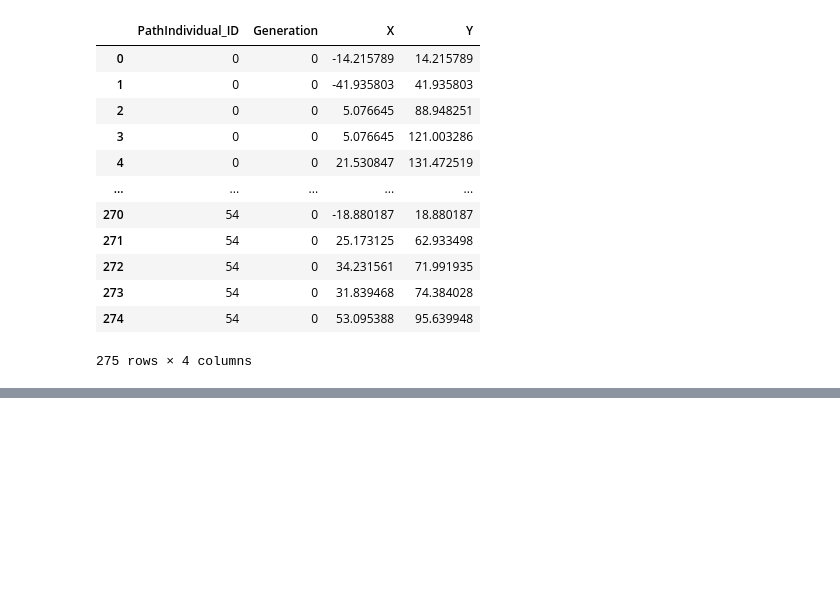
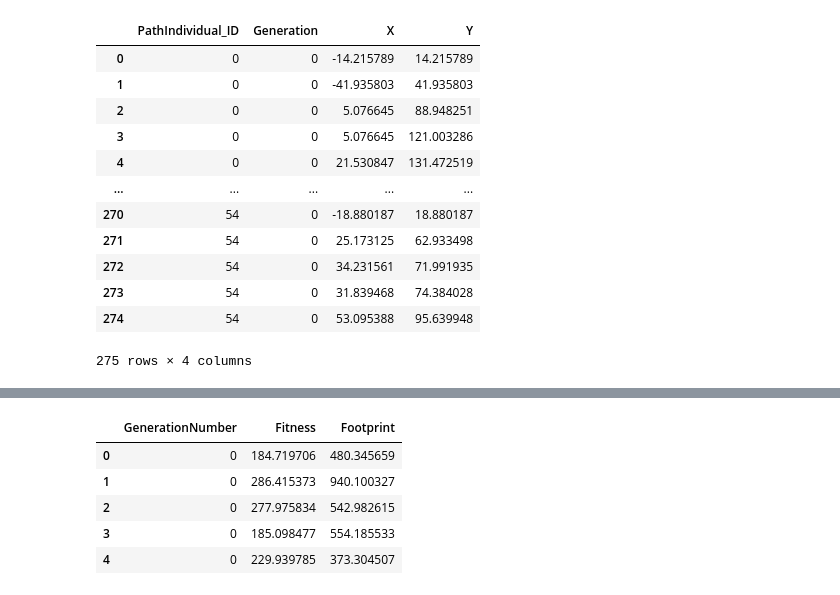
Before and after one commit to jcunniff23/DuctDesigner, a Jupyter notebook: GenDesign/assets/visualize.ipynb, the cells around one changed output, grey strips where cells are left out. Saved outputs shown, nothing was run; the diff lists cells and outputs as text; code cells hidden in the pictures; blank space fills up the shorter version.

```diff
--- a/GenDesign/assets/visualize.ipynb
+++ b/GenDesign/assets/visualize.ipynb
@@ -163,0 +263,17 @@ fig.show()
+# %%
+fitness_df = waypoints_df[['GenerationNumber', 'Fitness', 'Footprint']]
+fitness_df = fitness_df.drop_duplicates(ignore_index=True)
+fitness_df.head()
+
+gen_figure = px.scatter(fitness_df, x='Fitness', y='Footprint', color='GenerationNumber', title='Fitness v. Footprint Pareto', labels={
+    "Fitness":"Fitness",
+    "Footprint":"Footprint",
+    "GenerationNumber":"Generation"
+})
+# %% [output]
+|  | GenerationNumber | Fitness | Footprint |
+| 0 | 0 | 184.719706 | 480.345659 |
+| 1 | 0 | 286.415373 | 940.100327 |
+| 2 | 0 | 277.975834 | 542.982615 |
+| 3 | 0 | 185.098477 | 554.185533 |
+| 4 | 0 | 229.939785 | 373.304507 |
```
Also changed, not shown: parts of 3 cells of this notebook, 8 other files.
